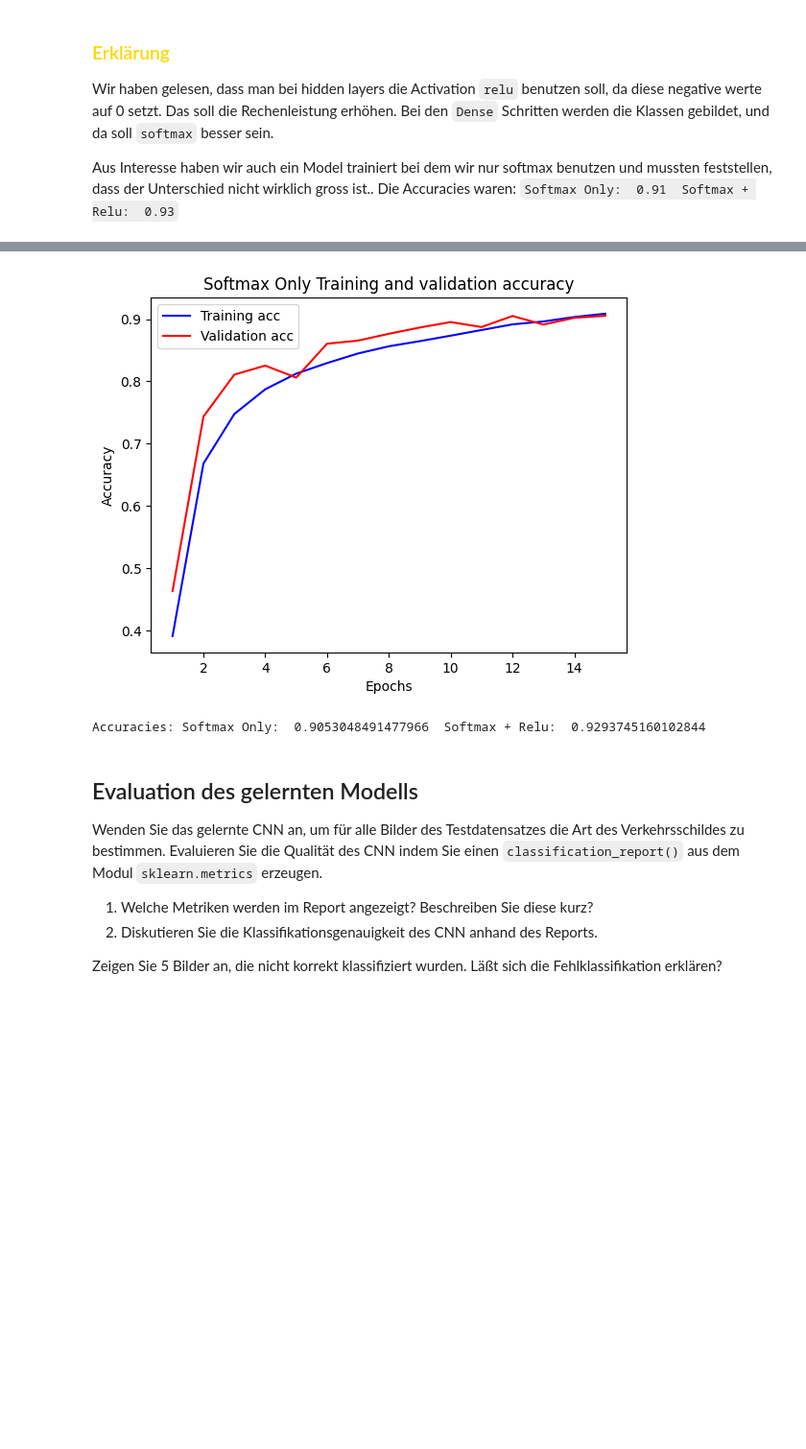
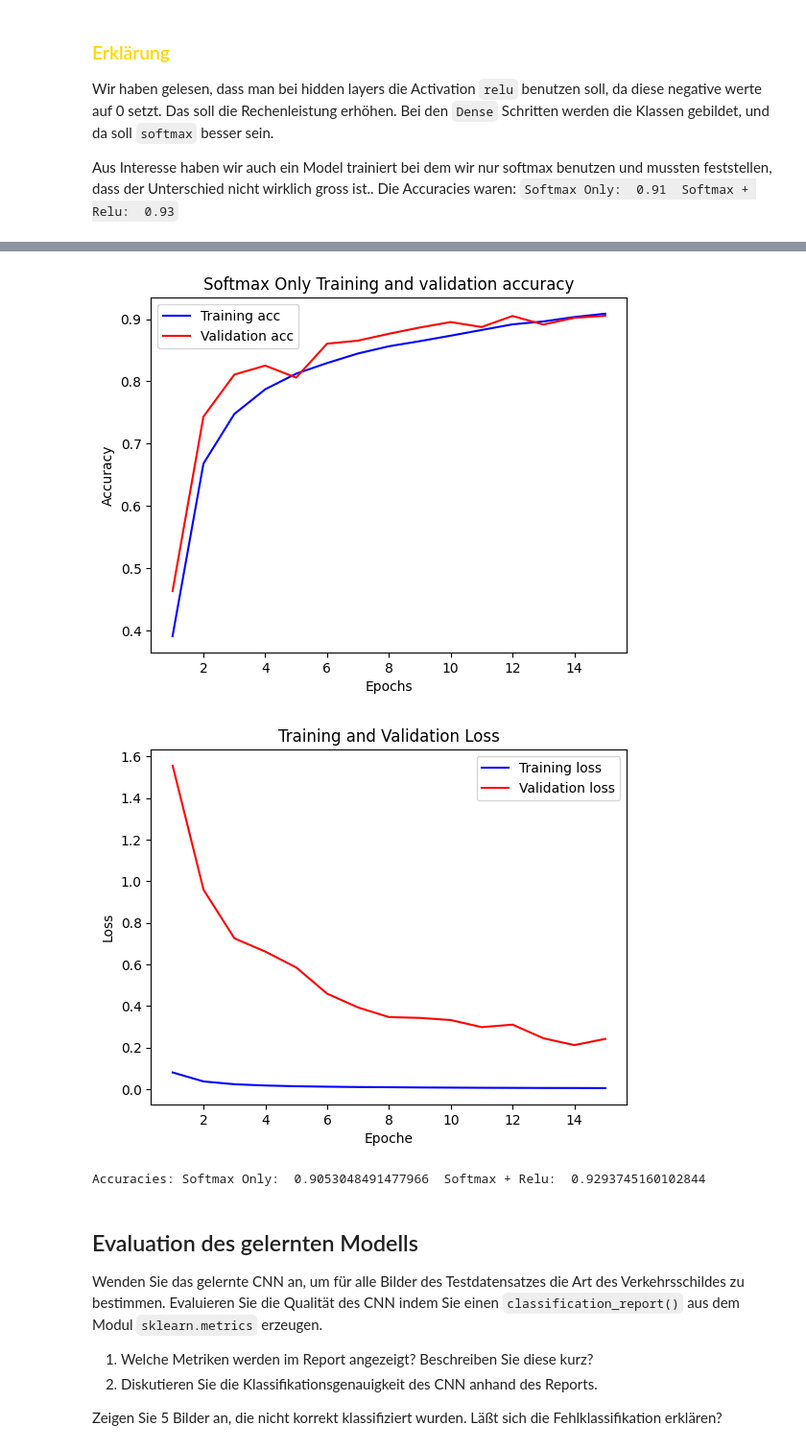
Before and after one commit to Branchverse/datamininglecture, a Jupyter notebook: 6_traffic_sign_recognition/TrafficSignClassification.ipynb, the cells around one changed output, grey strips where cells are left out. Shown at 96% size. Cells and saved outputs as stored; diff of their text form; code cells hidden in the pictures; blank space fills up the shorter version.

```diff
--- a/6_traffic_sign_recognition/TrafficSignClassification.ipynb
+++ b/6_traffic_sign_recognition/TrafficSignClassification.ipynb
@@ -538,33 +543,42 @@ epochs = range(1, len(acc) + 1)
 # Plot the training and validation accuracy values
 plt.plot(epochs, acc, 'b', label='Training acc')
 plt.plot(epochs, val_acc, 'r', label='Validation acc')
 plt.title('Training and validation accuracy')
 plt.xlabel('Epochs')
 plt.ylabel('Accuracy')
 plt.legend()
 
 plt.show()
 
 # MODEL 2
 
 acc2 = H2.history['accuracy']
 val_acc2 = H2.history['val_accuracy']
 
 epochs2 = range(1, len(acc2) + 1)
 
 plt.plot(epochs2, acc2, 'b', label='Training acc')
 plt.plot(epochs2, val_acc2, 'r', label='Validation acc')
 plt.title('Softmax Only Training and validation accuracy')
 plt.xlabel('Epochs')
 plt.ylabel('Accuracy')
 plt.legend()
 
 plt.show()
 
+plt.plot(epochs, H.history['loss'], 'b',  label='Training loss')
+plt.plot(epochs, H.history['val_loss'], 'r', label='Validation loss')
+plt.title('Training and Validation Loss')
+plt.ylabel('Loss')
+plt.xlabel('Epoche')
+plt.legend()
+plt.show()
+
 print("Accuracies: Softmax Only: ", val_acc2[-1], " Softmax + Relu: ", val_acc[-1])
 # %% [output]
 [figure]
 [figure]
+[figure, added]
 Accuracies: Softmax Only:  0.9053048491477966  Softmax + Relu:  0.9293745160102844
 # %% [markdown]
 ## Evaluation des gelernten Modells
```
Also changed, not shown: parts of 15 cells of this notebook, 1 other file.
